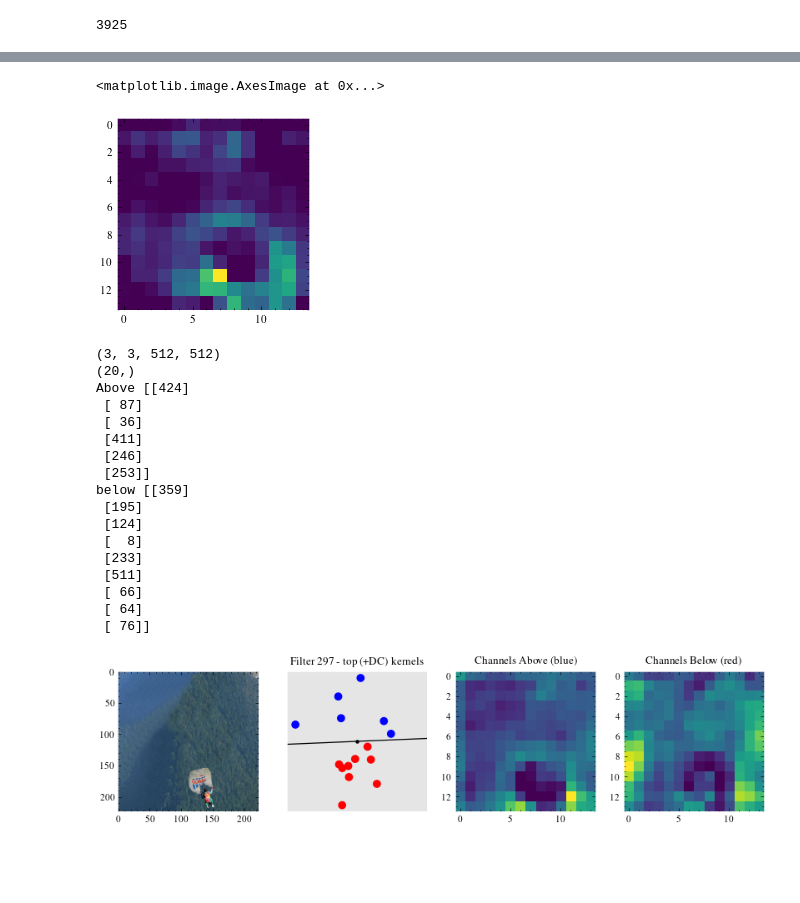
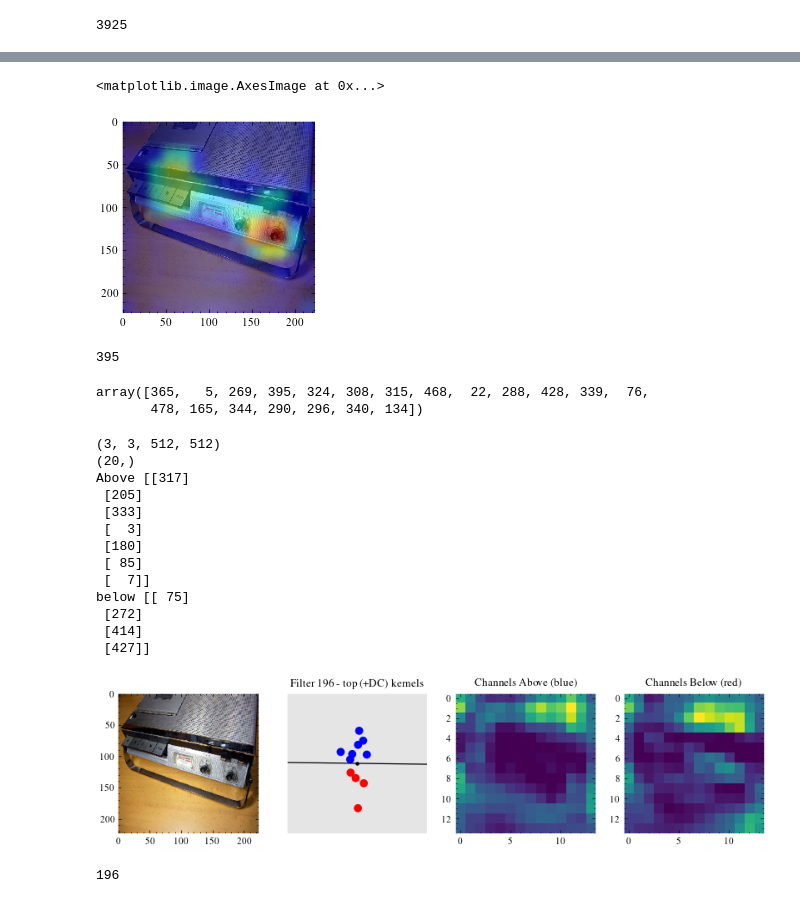
Before and after one commit to liamaltarac/CNN_Explorations, a Jupyter notebook: gradient_beta/sym_antsym_test.ipynb, the cells around one changed output, grey strips where cells are left out. Drawn from its saved outputs; the diff is of its cells as text; code cells hidden in the pictures; blank space fills up the shorter version.

```diff
--- a/gradient_beta/sym_antsym_test.ipynb
+++ b/gradient_beta/sym_antsym_test.ipynb
@@ -186,7 +186,7 @@ def get_img_array(img_path, size):
     array = np.expand_dims(array, axis=0)
     return array
 # %%
-l_num  = -2
+l_num  = -1
 # %%
 len(val_list)
 # %% [output]
@@ -194,7 +194,7 @@ len(val_list)
 # %%
 gc.collect()
 
-num = 9000
+num = 2501
 
 original_img = get_img_array(train_list[num], size=(224,224))
 img = keras.applications.vgg16.preprocess_input(original_img)
@@ -379,21 +397,49 @@ masked_array(data=[1., 1., 0., 1., 0., 1., 1., 1., 0., 1., 1., 1., 1., 1.,
             dtype=float32)
 # %%
 
+import matplotlib as mpl
 
 last_conv_layer_output = f1[0]
 heatmap = last_conv_layer_output @ tf.reduce_mean(g1, axis=(0, 1, 2))[..., tf.newaxis]
 heatmap = tf.squeeze(heatmap)
 
 # For visualization purpose, we will also normalize the heatmap between 0 & 1
 heatmap = tf.maximum(heatmap, 0) / tf.math.reduce_max(heatmap)
 
-plt.imshow(heatmap)
+
+heatmap = np.uint8(255 * heatmap)
+
+# Use jet colormap to colorize heatmap
+jet = mpl.colormaps["jet"]
+# Use RGB values of the colormap
+jet_colors = jet(np.arange(256))[:, :3]
+jet_heatmap = jet_colors[heatmap]
+
+# Create an image with RGB colorized heatmap
+jet_heatmap = keras.utils.array_to_img(jet_heatmap)
+jet_heatmap = jet_heatmap.resize((original_img.shape[1], original_img.shape[2]))
+jet_heatmap = keras.utils.img_to_array(jet_heatmap)
+
+
+superimposed_img = jet_heatmap + original_img[0]
+superimposed_img = keras.utils.array_to_img(superimposed_img)
+
+plt.imshow(superimposed_img)
 # %% [output]
 <matplotlib.image.AxesImage at 0x...>
-[figure, old version]
+[figure, new version]
+# %%
+F
+# %% [output]
+395
+# %%
+topW[:,F]
+# %% [output]
+array([365,   5, 269, 395, 324, 308, 315, 468,  22, 288, 428, 339,  76,
+       478, 165, 344, 290, 296, 340, 134])
 # %%
 plt.rcParams.update({'figure.dpi': '100'})
-F = 297
+F = 196
 
 
 topW
@@ -418,14 +464,14 @@ lim = np.max([lim_x, lim_y])
 lim*= 1.1
 
 
-x = x[posChannels]
-y = y[posChannels]
+
 cov = np.cov([x,y])
-e_val, e_vec = np.linalg.eig(cov)
+e_val, e_vec = np.linalg.eigh(cov)
 e_vec1 = e_vec[:, np.argmax(e_val)]
 e_vec2 = e_vec[:, np.argmin(e_val)]
 
-
+x =x[posChannels]
+y = y[posChannels]
 e_vec2
 fig,ax  = plt.subplots(1,4,figsize=(10,3))
 
@@ -459,19 +505,19 @@ print("below", topW[channels_bellow, F])
 # %% [output]
 (3, 3, 512, 512)
 (20,)
-Above [[424]
- [ 87]
- [ 36]
- [411]
- [246]
- [253]]
-below [[359]
- [195]
- [124]
- [  8]
- [233]
- [511]
- [ 66]
- [ 64]
- [ 76]]
+Above [[317]
+ [205]
+ [333]
+ [  3]
+ [180]
+ [ 85]
+ [  7]]
+below [[ 75]
+ [272]
+ [414]
+ [427]]
-[figure, old version]
+[figure, new version]
+# %%
+F
+# %% [output]
+196
```
Also changed, not shown: parts of 12 cells of this notebook, 12 other files.
